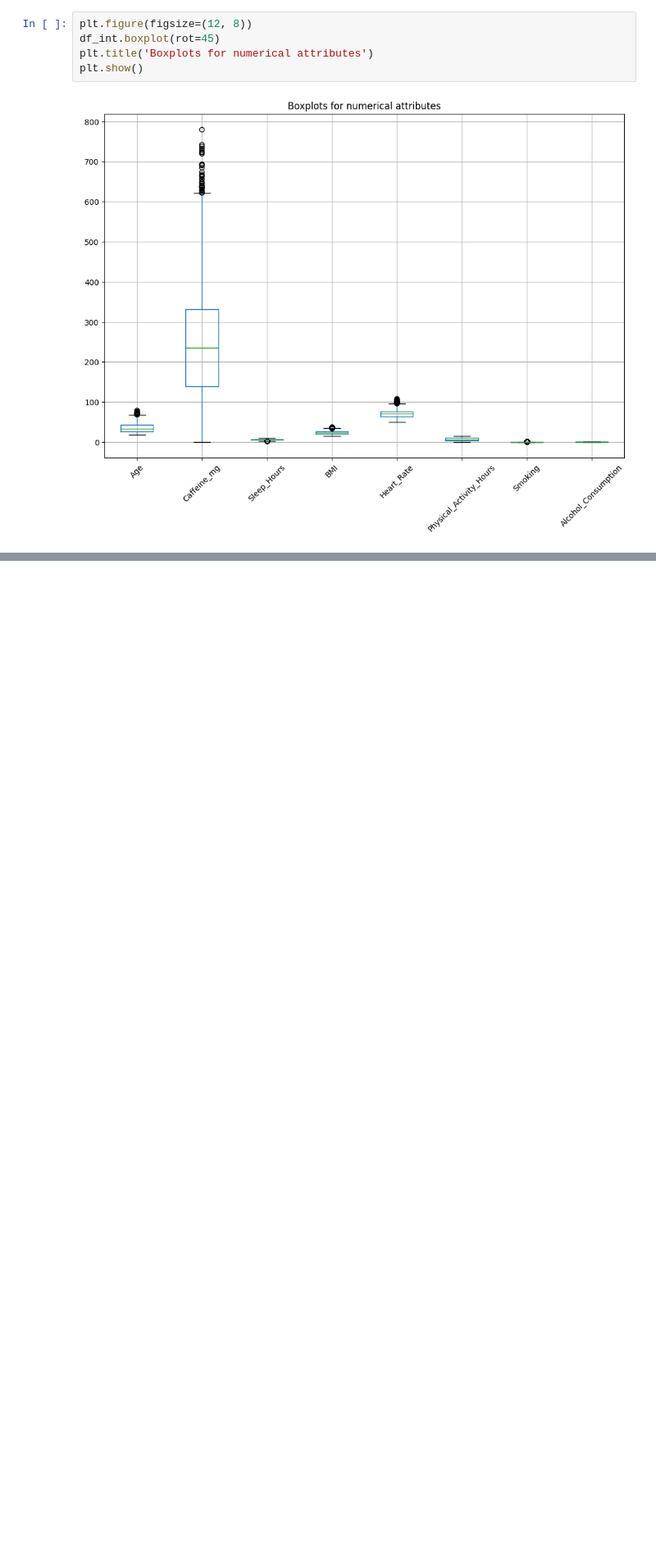
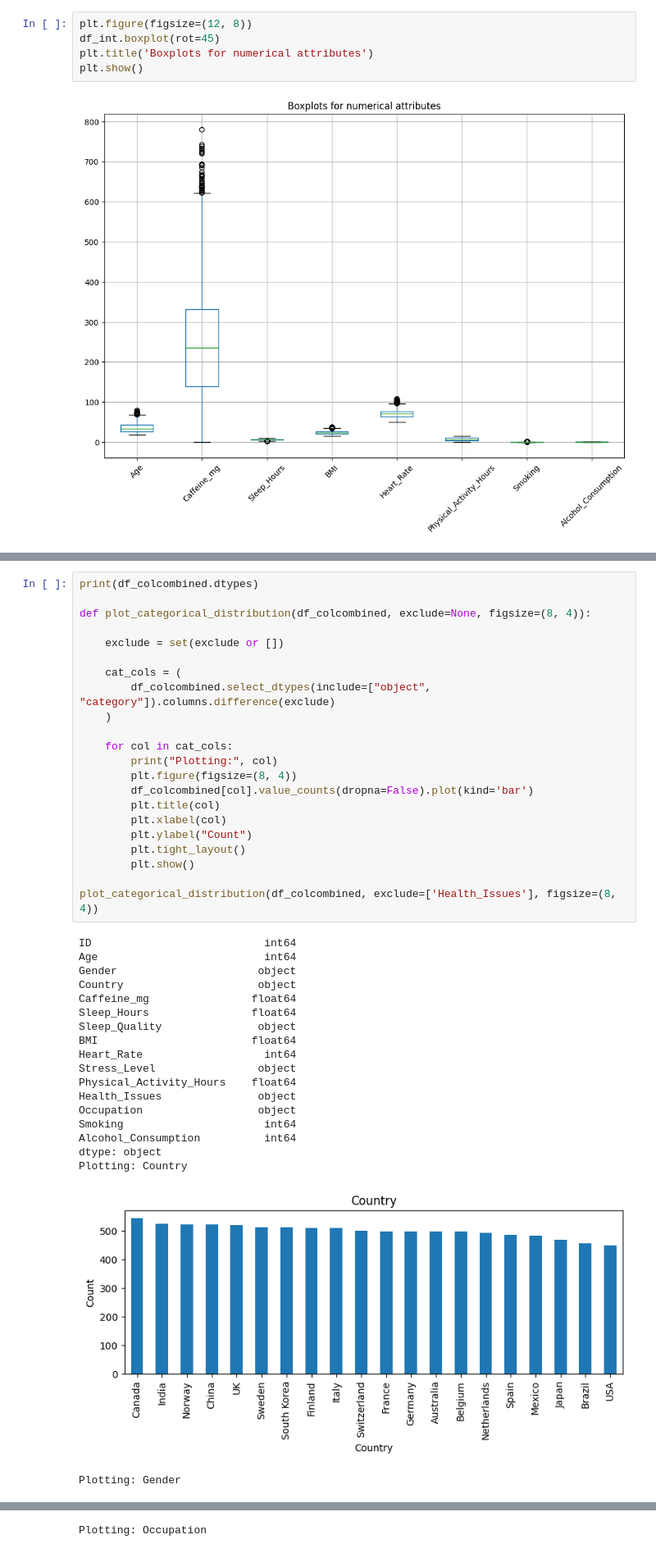
Before and after one commit to c22emigr/Health-problems-prediction, a Jupyter notebook: notebooks/notebook.ipynb, the cells around one changed output, grey strips where cells are left out. Shown at 82% size. Saved outputs shown, nothing was run; the diff lists cells and outputs as text; blank space fills up the shorter version.

```diff
--- a/notebooks/notebook.ipynb
+++ b/notebooks/notebook.ipynb
@@ -177,0 +180,42 @@ plt.show()
+# %%
+print(df_colcombined.dtypes)
+
+def plot_categorical_distribution(df_colcombined, exclude=None, figsize=(8, 4)):
+
+    exclude = set(exclude or [])
+
+    cat_cols = (
+        df_colcombined.select_dtypes(include=["object", "category"]).columns.difference(exclude)
+    )
+
+    for col in cat_cols:
+        print("Plotting:", col)
+        plt.figure(figsize=(8, 4))
+        df_colcombined[col].value_counts(dropna=False).plot(kind='bar')
+        plt.title(col)
+        plt.xlabel(col)
+        plt.ylabel("Count")
+        plt.tight_layout()
+        plt.show()
+
+plot_categorical_distribution(df_colcombined, exclude=['Health_Issues'], figsize=(8, 4))
+# %% [output]
+ID                           int64
+Age                          int64
+Gender                      object
+Country                     object
+Caffeine_mg                float64
+Sleep_Hours                float64
+Sleep_Quality               object
+BMI                        float64
+Heart_Rate                   int64
+Stress_Level                object
+Physical_Activity_Hours    float64
+Health_Issues               object
+Occupation                  object
+Smoking                      int64
+Alcohol_Consumption          int64
+dtype: object
+Plotting: Country
+[figure, added]
+Plotting: Gender
@@ -177,0 +223 @@ plt.show()
+Plotting: Occupation
```
Also changed, not shown: parts of 5 cells of this notebook.
